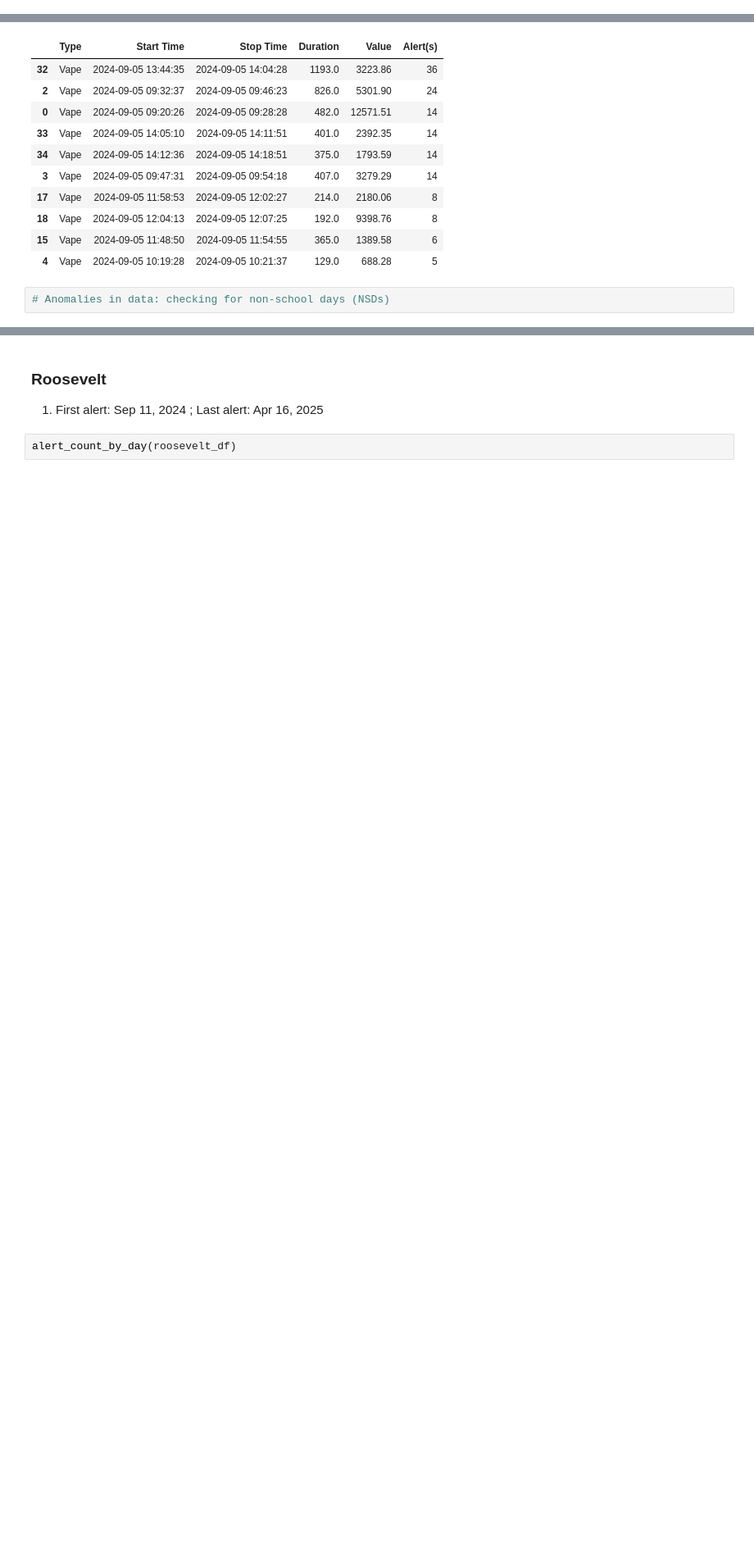
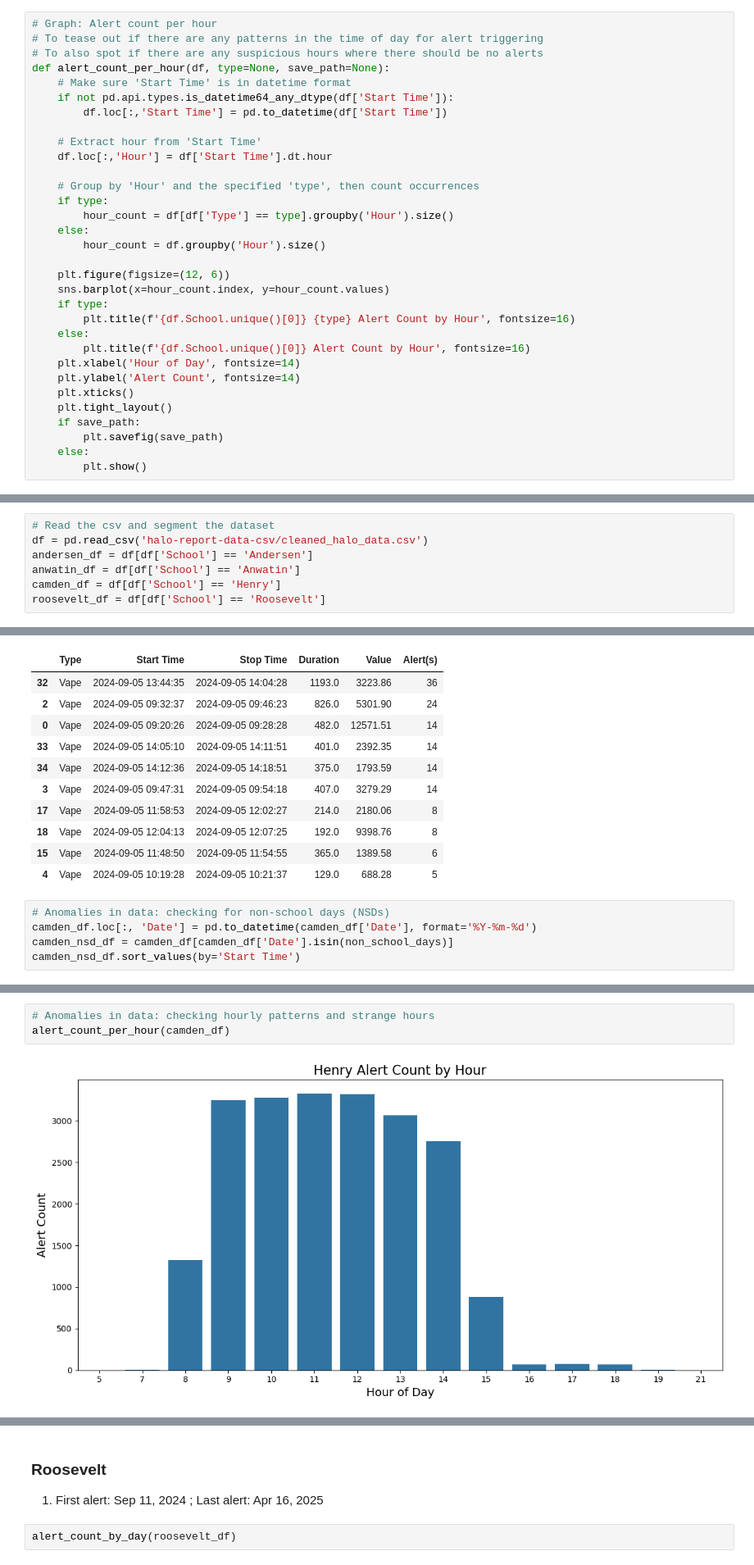
Before and after one commit to yunghsuanwu/vape-detector-minneapolis, a Jupyter notebook: haloreport_dataexploration_yhw.ipynb, the cells around one changed output, grey strips where cells are left out. Shown at 82% size. Drawn from its saved outputs; the diff is of its cells as text; blank space fills up the shorter version.

Commit message:
Discover anomaly in Camden data

```diff
--- a/haloreport_dataexploration_yhw.ipynb
+++ b/haloreport_dataexploration_yhw.ipynb
@@ -156,6 +156,38 @@ def alert_count_by_day(df, type=None, save_path=None):
         plt.savefig(save_path)
     else:
         plt.show()
+# %%
+# Graph: Alert count per hour
+# To tease out if there are any patterns in the time of day for alert triggering
+# To also spot if there are any suspicious hours where there should be no alerts
+def alert_count_per_hour(df, type=None, save_path=None):
+    # Make sure 'Start Time' is in datetime format
+    if not pd.api.types.is_datetime64_any_dtype(df['Start Time']):
+        df.loc[:,'Start Time'] = pd.to_datetime(df['Start Time'])
+
+    # Extract hour from 'Start Time'
+    df.loc[:,'Hour'] = df['Start Time'].dt.hour
+
+    # Group by 'Hour' and the specified 'type', then count occurrences
+    if type:
+        hour_count = df[df['Type'] == type].groupby('Hour').size()
+    else:
+        hour_count = df.groupby('Hour').size()
+
+    plt.figure(figsize=(12, 6))
+    sns.barplot(x=hour_count.index, y=hour_count.values)
+    if type:
+        plt.title(f'{df.School.unique()[0]} {type} Alert Count by Hour', fontsize=16)
+    else:
+        plt.title(f'{df.School.unique()[0]} Alert Count by Hour', fontsize=16)
+    plt.xlabel('Hour of Day', fontsize=14)
+    plt.ylabel('Alert Count', fontsize=14)
+    plt.xticks()
+    plt.tight_layout()
+    if save_path:
+        plt.savefig(save_path)
+    else:
+        plt.show()
 # %%
 # Graph: grouped alert count by day
 import seaborn as sns
@@ -488,3 +531,10 @@ plot_monthly_data(anwatin_monthly, 'Anwatin Middle')
+# %%
+# Read the csv and segment the dataset
+df = pd.read_csv('halo-report-data-csv/cleaned_halo_data.csv')
+andersen_df = df[df['School'] == 'Andersen']
+anwatin_df = df[df['School'] == 'Anwatin']
+camden_df = df[df['School'] == 'Henry']
+roosevelt_df = df[df['School'] == 'Roosevelt']
 # %%
 alert_count_by_day(camden_df)
 # %% [output]
@@ -586,4 +636,7 @@ camden_2nd_highest_device_merged.sort_values(by='Alert(s)', ascending=False).hea
 | 4 | Vape | 2024-09-05 10:19:28 | 2024-09-05 10:21:37 | 129.0 | 688.28 | 5 |
 # %%
 # Anomalies in data: checking for non-school days (NSDs)
+camden_df.loc[:, 'Date'] = pd.to_datetime(camden_df['Date'], format='%Y-%m-%d')
+camden_nsd_df = camden_df[camden_df['Date'].isin(non_school_days)]
+camden_nsd_df.sort_values(by='Start Time')
 # %% [output]
@@ -591,0 +705,5 @@ Series([], dtype: object)
+# %%
+# Anomalies in data: checking hourly patterns and strange hours
+alert_count_per_hour(camden_df)
+# %% [output]
+[figure, added]
```
Also changed, not shown: parts of 8 cells of this notebook.
